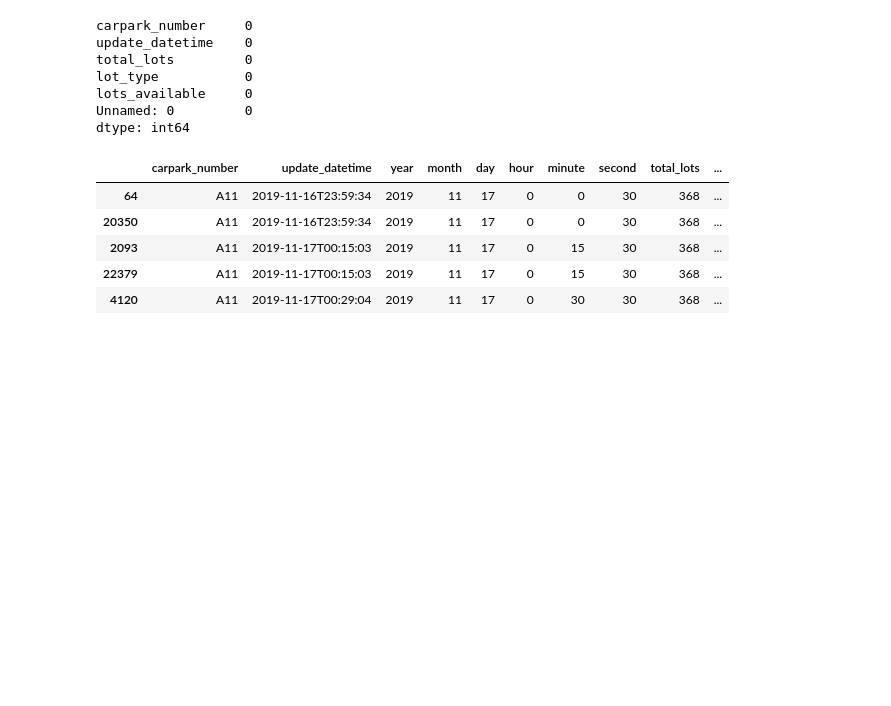
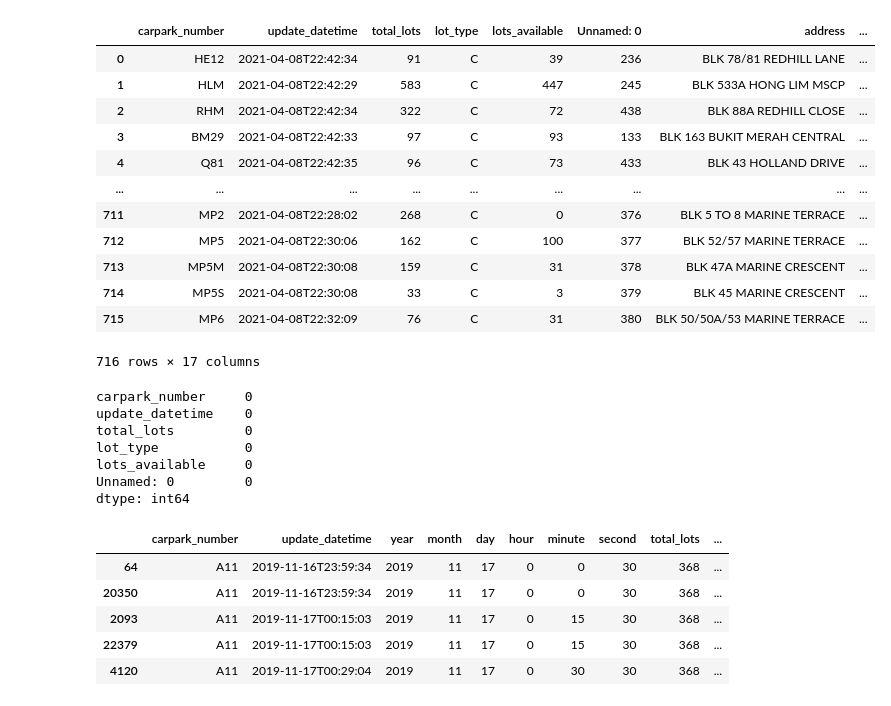
Before and after one commit to Senior-Design-Group-COE492/Intelligent-Parking-Management-System, a Jupyter notebook: Machine Learning/Singapore_Parking_Availability_Fixed_Time_Problem_And_LSTM_Test.ipynb, the cells around one changed output. Drawn from its saved outputs; the diff is of its cells as text; code cells hidden in the pictures; blank space fills up the shorter version.

```diff
--- a/Machine Learning/Singapore_Parking_Availability_Fixed_Time_Problem_And_LSTM_Test.ipynb
+++ b/Machine Learning/Singapore_Parking_Availability_Fixed_Time_Problem_And_LSTM_Test.ipynb
@@ -35,5 +35,5 @@ kept_car_parks_df = pd.read_csv('selected_carparks.csv')
 info_df = pd.read_csv('hdb-carpark-information-with-lat-lng.csv')
 df = getCurrentAvailability(kept_car_parks_df)
 # merges the availability dataframe with the iformation dataframe
-info_df = info_df.merge(kept_car_parks_df, left_on="CarParkID", right_on='carpark_number', how='inner')
-merged_df = pd.merge(df, info_df, left_on=['carpark_number'], right_on=['CarParkID']).drop(['CarParkID', 'Unnamed: 0_x', 'Unnamed: 0_y'], axis=1)
+info_df = kept_car_parks_df.merge(info_df, on='carpark_number', how='inner').drop(['Unnamed: 0_x', 'Unnamed: 0_y'], axis=1)
+merged_df = pd.merge(df, info_df, left_on=['carpark_number'], right_on=['carpark_number'])
@@ -56,3 +42,19 @@ info_df
+# %%
+merged_df
+# %% [output]
+|  | carpark_number | update_datetime | total_lots | lot_type | lots_available | Unnamed: 0 | address | ... |
+| 0 | HE12 | 2021-04-08T22:42:34 | 91 | C | 39 | 236 | BLK 78/81 REDHILL LANE | ... |
+| 1 | HLM | 2021-04-08T22:42:29 | 583 | C | 447 | 245 | BLK 533A HONG LIM MSCP | ... |
+| 2 | RHM | 2021-04-08T22:42:34 | 322 | C | 72 | 438 | BLK 88A REDHILL CLOSE | ... |
+| 3 | BM29 | 2021-04-08T22:42:33 | 97 | C | 93 | 133 | BLK 163 BUKIT MERAH CENTRAL | ... |
+| 4 | Q81 | 2021-04-08T22:42:35 | 96 | C | 73 | 433 | BLK 43 HOLLAND DRIVE | ... |
+| ... | ... | ... | ... | ... | ... | ... | ... | ... |
+| 711 | MP2 | 2021-04-08T22:28:02 | 268 | C | 0 | 376 | BLK 5 TO 8 MARINE TERRACE | ... |
+| 712 | MP5 | 2021-04-08T22:30:06 | 162 | C | 100 | 377 | BLK 52/57 MARINE TERRACE | ... |
+| 713 | MP5M | 2021-04-08T22:30:08 | 159 | C | 31 | 378 | BLK 47A MARINE CRESCENT | ... |
+| 714 | MP5S | 2021-04-08T22:30:08 | 33 | C | 3 | 379 | BLK 45 MARINE CRESCENT | ... |
+| 715 | MP6 | 2021-04-08T22:32:09 | 76 | C | 31 | 380 | BLK 50/50A/53 MARINE TERRACE | ... |
+716 rows × 17 columns
 # %%
 merged_df.transpose().to_json('hdb-carpark-information.json')
 # %%
```
Also changed, not shown: parts of 2 cells of this notebook.
